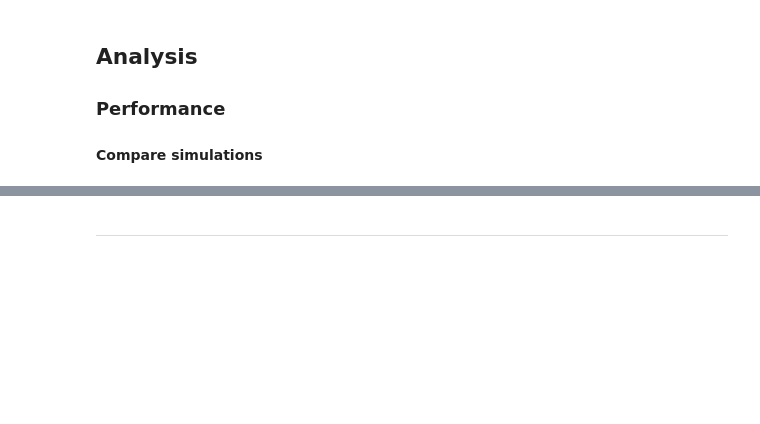
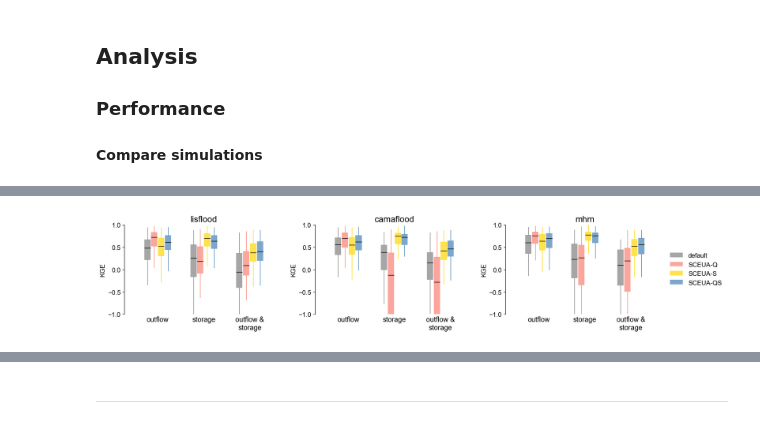
Before and after one commit to casadoj/lisflood-reservoirs, a Jupyter notebook: notebook/ResOpsUS/Compare_routines-EGU.ipynb, the cells around one changed output, grey strips where cells are left out. Saved outputs shown, nothing was run; the diff lists cells and outputs as text; code cells hidden in the pictures; blank space fills up the shorter version.

Commit message:
Plots EGU

```diff
--- a/notebook/ResOpsUS/Compare_routines-EGU.ipynb
+++ b/notebook/ResOpsUS/Compare_routines-EGU.ipynb
@@ -30,11 +40,12 @@ from lisfloodreservoirs.calibration import read_results
 # %% [markdown]
 ## Configuration
 # %%
-cfg = Config('Z:/nahaUsers/casadje/datasets/reservoirs/ResOpsUS/results/mhm/config_storage.yml')
+cfg = Config('Z:/nahaUsers/casadje/datasets/reservoirs/ResOpsUS/v2.0/results/mhm/config_storage.yml')
 
 PATH_RESULTS = cfg.PATH_DEF.parent.parent
+print(f'Results will be saved in {PATH_RESULTS}')
 
-models = ['lisflood', 'hanazaki_5pars', 'mhm', 'starfit']
+models = ['linear', 'lisflood', 'hanazaki_5pars', 'mhm', 'starfit']
 
 runs = {
     'default': 'default',
@@ -66,4 +95,2 @@ print(f'{len(attributes)} reservoirs in the attributes table')
 # %% [markdown]
 #### Time series
-# %%
-cfg.PERIODS_FILE = Path('Z:/nahaUsers/casadje/datasets/reservoirs/ResOpsUS/v2.0/selection/periods.pkl')
@@ -385,30 +197,0 @@ fig.legend(handles=legend_handles, frameon=False, loc=6, bbox_to_anchor=[.90, 0,
-# %%
-from mpl_toolkits.mplot3d import Axes3D
-
-demand_vals = np.linspace(0, 20, 50)
-inflow_vals = np.linspace(0, 20, 50)
-D, I = np.meshgrid(demand_vals, inflow_vals)
-omega = 0.1
-dor = 1.176
-beta = 1
-gamma = 0.85
-lamb = 1
-
-rho = min(1, (1 / dor)**beta)
-print(f'rho = {rho:.3f}')
-
-fig = plt.figure()
-ax = fig.add_subplot(111, projection='3d')
-for V in [0.01, .25, 0.5, .75, 0.99]:
-    kappa = (V / gamma)**lamb
-    Q = rho * kappa * D + (1 - rho) * I
-    color = plt.cm.magma(V)
-    ax.plot_surface(D, I, Q, color=color)#cmap=cmap, alpha=.75)
-# ax.set_xlabel('demand')
-# ax.set_ylabel('inflow')
-# ax.set_zlabel('outflow')
-ax.set_xticklabels([])
-ax.set_yticklabels([])
-ax.set_zticklabels([])
-plt.title('Outflow as a Function of Demand, Inflow & Storage')
-plt.show()
@@ -417,0 +302,10 @@ rho = 0.850
+# %%
+# compare runs
+boxplot_comparison(
+    performance.sel(model=['lisflood', 'camaflood', 'mhm'], run=['default', 'SCEUA-Q', 'SCEUA-S', 'SCEUA-QS']),
+    ax_dim='model',
+    col_dim='run',
+    save=PATH_RESULTS / f'boxplots_compare_variables.jpg'
+)
+# %% [output]
+[figure, added]
```
Also changed, not shown: parts of 40 cells of this notebook, 2 other files.
